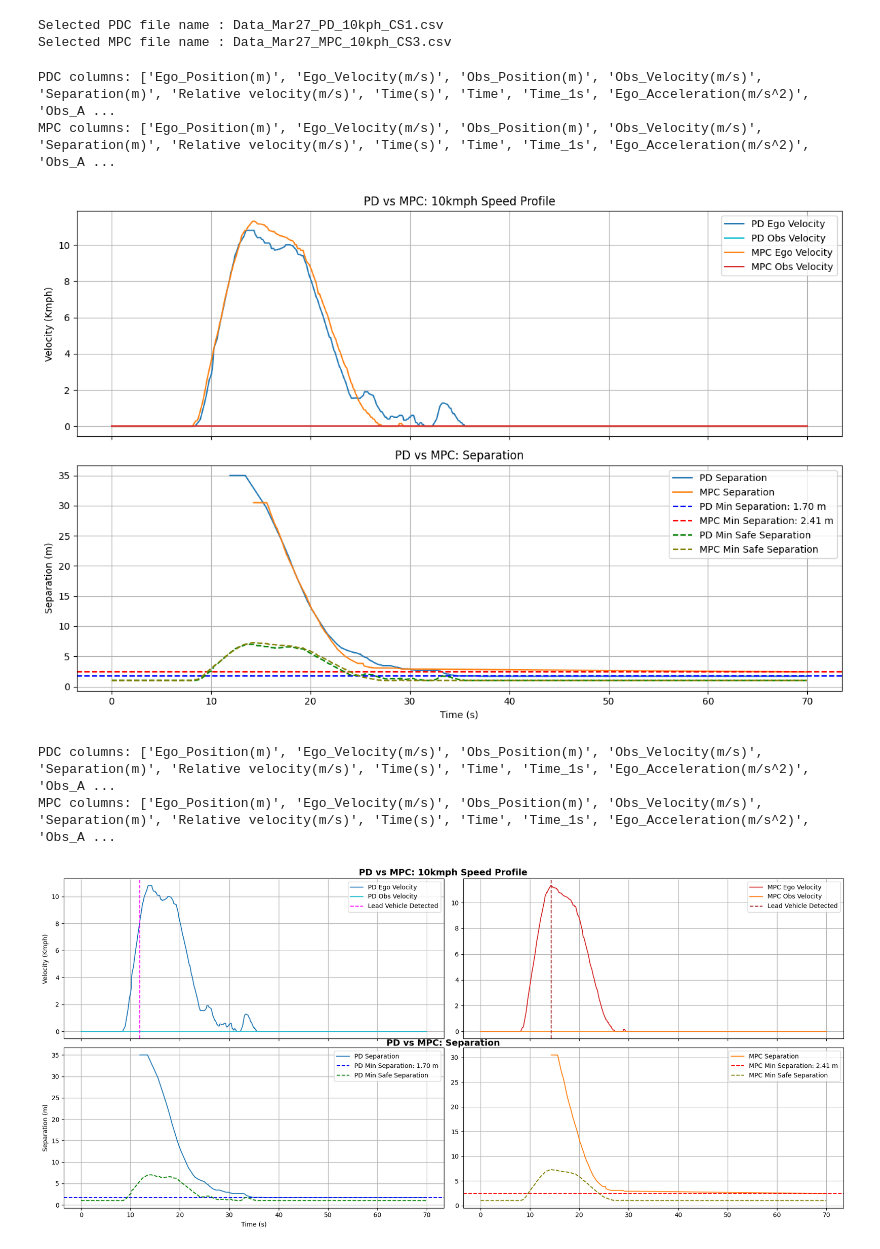
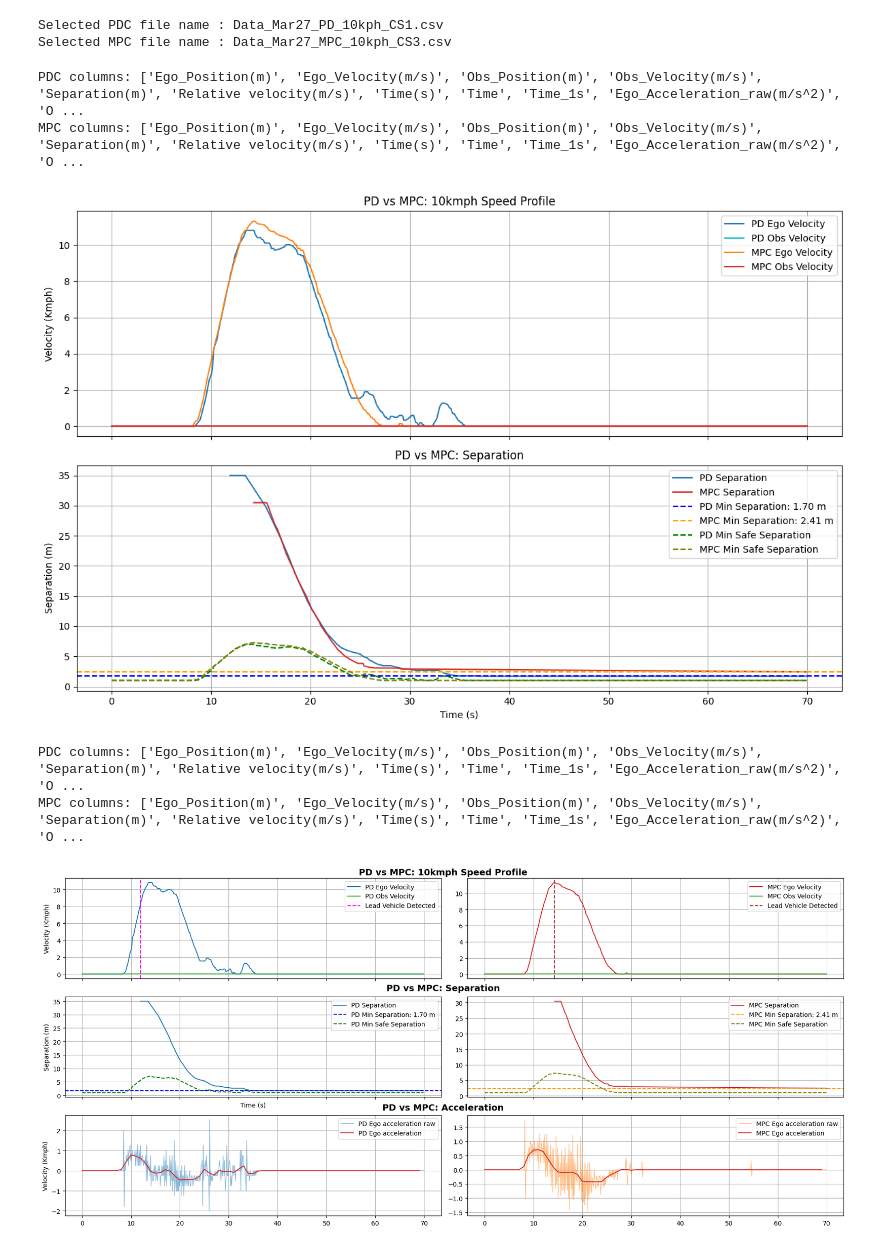
Before and after one commit to Santhosh4888/Adaptive-Cruise-Control, a Jupyter notebook: 9_Vehicle_Testing_Results/Testing_Using_Radar/March27_2026/PDC_VS_MPC_Comparison_CS.ipynb, the cells around one changed output. Cells and saved outputs as stored; diff of their text form; code cells hidden in the pictures.

```diff
--- a/9_Vehicle_Testing_Results/Testing_Using_Radar/March27_2026/PDC_VS_MPC_Comparison_CS.ipynb
+++ b/9_Vehicle_Testing_Results/Testing_Using_Radar/March27_2026/PDC_VS_MPC_Comparison_CS.ipynb
@@ -262,9 +281,9 @@ ax[0].set_title("PD vs MPC: 10kmph Speed Profile")
 
 # Plot 2: Separation for PD and MPC
 ax[1].plot(pdc_df[x_col], pdc_df[sep_col], label="PD Separation", color="tab:blue", linewidth=1.4)
-ax[1].plot(mpc_df[x_col], mpc_df[sep_col], label="MPC Separation", color="tab:orange", linewidth=1.4)
+ax[1].plot(mpc_df[x_col], mpc_df[sep_col], label="MPC Separation", color="tab:red", linewidth=1.4)
 ax[1].axhline(y=minimum_separation_pd, color='b', linestyle='--', label=f'PD Min Separation: {minimum_separation_pd:.2f} m')
-ax[1].axhline(y=minimum_separation_mpc, color='red', linestyle='--', label=f'MPC Min Separation: {minimum_separation_mpc:.2f} m')
+ax[1].axhline(y=minimum_separation_mpc, color='orange', linestyle='--', label=f'MPC Min Separation: {minimum_separation_mpc:.2f} m')
 ax[1].set_ylabel("Separation (m)")
 ax[1].set_xlabel("Time (s)")
 ax[1].legend(loc="best")
@@ -283,9 +302,9 @@ ax[1].legend(by_label.values(), by_label.keys(), loc="best")
 plt.tight_layout()
 plt.show()
 # %% [output]
-PDC columns: ['Ego_Position(m)', 'Ego_Velocity(m/s)', 'Obs_Position(m)', 'Obs_Velocity(m/s)', 'Separation(m)', 'Relative velocity(m/s)', 'Time(s)', 'Time', 'Time_1s', 'Ego_Acceleration(m/s^2)', 'Obs_A ...
-MPC columns: ['Ego_Position(m)', 'Ego_Velocity(m/s)', 'Obs_Position(m)', 'Obs_Velocity(m/s)', 'Separation(m)', 'Relative velocity(m/s)', 'Time(s)', 'Time', 'Time_1s', 'Ego_Acceleration(m/s^2)', 'Obs_A ...
+PDC columns: ['Ego_Position(m)', 'Ego_Velocity(m/s)', 'Obs_Position(m)', 'Obs_Velocity(m/s)', 'Separation(m)', 'Relative velocity(m/s)', 'Time(s)', 'Time', 'Time_1s', 'Ego_Acceleration_raw(m/s^2)', 'O ...
+MPC columns: ['Ego_Position(m)', 'Ego_Velocity(m/s)', 'Obs_Position(m)', 'Obs_Velocity(m/s)', 'Separation(m)', 'Relative velocity(m/s)', 'Time(s)', 'Time', 'Time_1s', 'Ego_Acceleration_raw(m/s^2)', 'O ...
-[figure, old version]
+[figure, new version]
 # %%
 # Plotting the data from the selected file name for both PDC and MPC
 # Assuming PDC_data_list and MPC_data_list are loaded, and PDC_file_name & MPC_file_name are selected
@@ -298,21 +317,24 @@ print("MPC columns:", mpc_df.columns.tolist())
 
 # Use actual column names from your data
 x_col = "Time(s)"  # Time in seconds
+x_col_1 = "Time_1s" # Time in 1 second
 ego_vel_col = "Ego_Velocity_clean"
 obs_vel_col = "Obs_Velocity_clean"
 sep_col = "Separation_clean"
+ego_acc_raw = "Ego_Acceleration_raw(m/s^2)"
+ego_acc_clean = "Ego_Acceleration(m/s^2)"
 
 # Calculation minimum separation for both PD and MPC to plot as horizontal lines
 minimum_separation_pd = pdc_df[sep_col].min()
 minimum_separation_mpc = mpc_df[sep_col].min()
 
-fig, ax = plt.subplots(2, 2, figsize=(18, 8), sharex=True)
+fig, ax = plt.subplots(3, 2, figsize=(18, 8), sharex=True)
 
 # Plot 1: Ego velocity and obstacle velocity for PD and MPC
 ax[0][0].plot(pdc_df[x_col], pdc_df[ego_vel_col], label="PD Ego Velocity", color="tab:blue", linewidth=1.4)
-ax[0][0].plot(pdc_df[x_col], pdc_df[obs_vel_col], label="PD Obs Velocity", color="tab:cyan", linewidth=1.4)
+ax[0][0].plot(pdc_df[x_col], pdc_df[obs_vel_col], label="PD Obs Velocity", color="tab:green", linewidth=1.4)
 ax[0][1].plot(mpc_df[x_col], mpc_df[ego_vel_col], label="MPC Ego Velocity", color="tab:red", linewidth=1.4)
-ax[0][1].plot(mpc_df[x_col], mpc_df[obs_vel_col], label="MPC Obs Velocity", color="tab:orange", linewidth=1.4)
+ax[0][1].plot(mpc_df[x_col], mpc_df[obs_vel_col], label="MPC Obs Velocity", color="tab:green", linewidth=1.4)
 ax[0][0].set_ylabel("Velocity (Kmph)")
 ax[0][0].legend(loc="best")
 ax[0][1].legend(loc="best")
@@ -329,36 +351,48 @@ ax[0][0].legend(loc="best")
 ax[0][1].legend(loc="best")
 
 # Plot 2: Separation for PD and MPC
 ax[1][0].plot(pdc_df[x_col], pdc_df[sep_col], label="PD Separation", color="tab:blue", linewidth=1.4)
-ax[1][1].plot(mpc_df[x_col], mpc_df[sep_col], label="MPC Separation", color="tab:orange", linewidth=1.4)
+ax[1][1].plot(mpc_df[x_col], mpc_df[sep_col], label="MPC Separation", color="tab:red", linewidth=1.4)
 ax[1][0].axhline(y=minimum_separation_pd, color='b', linestyle='--', label=f'PD Min Separation: {minimum_separation_pd:.2f} m')
-ax[1][1].axhline(y=minimum_separation_mpc, color='red', linestyle='--', label=f'MPC Min Separation: {minimum_separation_mpc:.2f} m')
+ax[1][1].axhline(y=minimum_separation_mpc, color='orange', linestyle='--', label=f'MPC Min Separation: {minimum_separation_mpc:.2f} m')
 ax[1][0].set_ylabel("Separation (m)")
 ax[1][0].set_xlabel("Time (s)")
 ax[1][0].legend(loc="best")
 ax[1][1].legend(loc="best")
 ax[1][0].grid(True)
 ax[1][1].grid(True)
 # ax[1][0].set_title("PD vs MPC: Separation")
 
+# Plot 3 : Acceleration for PD and MPC
+ax[2][0].plot(pdc_df[x_col], pdc_df[ego_acc_raw], label="PD Ego acceleration raw", color="tab:blue", linewidth=1, alpha=0.5)
+ax[2][0].plot(pdc_df[x_col_1], pdc_df[ego_acc_clean], label="PD Ego acceleration ", color="tab:red", linewidth=1.4)
+ax[2][1].plot(mpc_df[x_col], mpc_df[ego_acc_raw], label="MPC Ego acceleration raw", color="tab:orange", linewidth=1 , alpha=0.5)
+ax[2][1].plot(mpc_df[x_col_1], mpc_df[ego_acc_clean], label="MPC Ego acceleration", color="tab:red", linewidth=1.4)
+ax[2][0].set_ylabel("Velocity (Kmph)")
+ax[2][0].legend(loc="best")
+ax[2][1].legend(loc="best")
+ax[2][0].grid(True)
+ax[2][1].grid(True)
+
 fig.subplots_adjust(hspace=1)  # Reasonable spacing between rows
 plt.tight_layout()
 
 fig.text(0.5, 0.99, "PD vs MPC: 10kmph Speed Profile", ha='center', fontsize=14, weight='bold')
-fig.text(0.5, 0.52, "PD vs MPC: Separation", ha='center', fontsize=14, weight='bold')
+fig.text(0.5, 0.67, "PD vs MPC: Separation", ha='center', fontsize=14, weight='bold')
+fig.text(0.5, 0.34, "PD vs MPC: Acceleration", ha='center', fontsize=14, weight='bold')
 
 # Minimum safe separation line ( 2 seconds at current speed + min safe distance)
 min_safe_sep_pd = pdc_df["Ego_Velocity_clean"] * (1000/3600) * 2 + CP.Dd
 min_safe_sep_mpc = mpc_df["Ego_Velocity_clean"] * (1000/3600) * 2 + CP.Dd
 ax[1][0].plot(pdc_df["Time(s)"], min_safe_sep_pd, color="green", linestyle="--", label="PD Min Safe Separation")
 ax[1][1].plot(mpc_df["Time(s)"], min_safe_sep_mpc, color="olive", linestyle="--", label="MPC Min Safe Separation")
 ax[1][0].legend(loc="best")
 ax[1][1].legend(loc="best")
 
 
 plt.tight_layout()
 plt.show()
 # %% [output]
-PDC columns: ['Ego_Position(m)', 'Ego_Velocity(m/s)', 'Obs_Position(m)', 'Obs_Velocity(m/s)', 'Separation(m)', 'Relative velocity(m/s)', 'Time(s)', 'Time', 'Time_1s', 'Ego_Acceleration(m/s^2)', 'Obs_A ...
-MPC columns: ['Ego_Position(m)', 'Ego_Velocity(m/s)', 'Obs_Position(m)', 'Obs_Velocity(m/s)', 'Separation(m)', 'Relative velocity(m/s)', 'Time(s)', 'Time', 'Time_1s', 'Ego_Acceleration(m/s^2)', 'Obs_A ...
+PDC columns: ['Ego_Position(m)', 'Ego_Velocity(m/s)', 'Obs_Position(m)', 'Obs_Velocity(m/s)', 'Separation(m)', 'Relative velocity(m/s)', 'Time(s)', 'Time', 'Time_1s', 'Ego_Acceleration_raw(m/s^2)', 'O ...
+MPC columns: ['Ego_Position(m)', 'Ego_Velocity(m/s)', 'Obs_Position(m)', 'Obs_Velocity(m/s)', 'Separation(m)', 'Relative velocity(m/s)', 'Time(s)', 'Time', 'Time_1s', 'Ego_Acceleration_raw(m/s^2)', 'O ...
-[figure, old version]
+[figure, new version]
```
Also changed, not shown: parts of 5 cells of this notebook, 4 other files.
